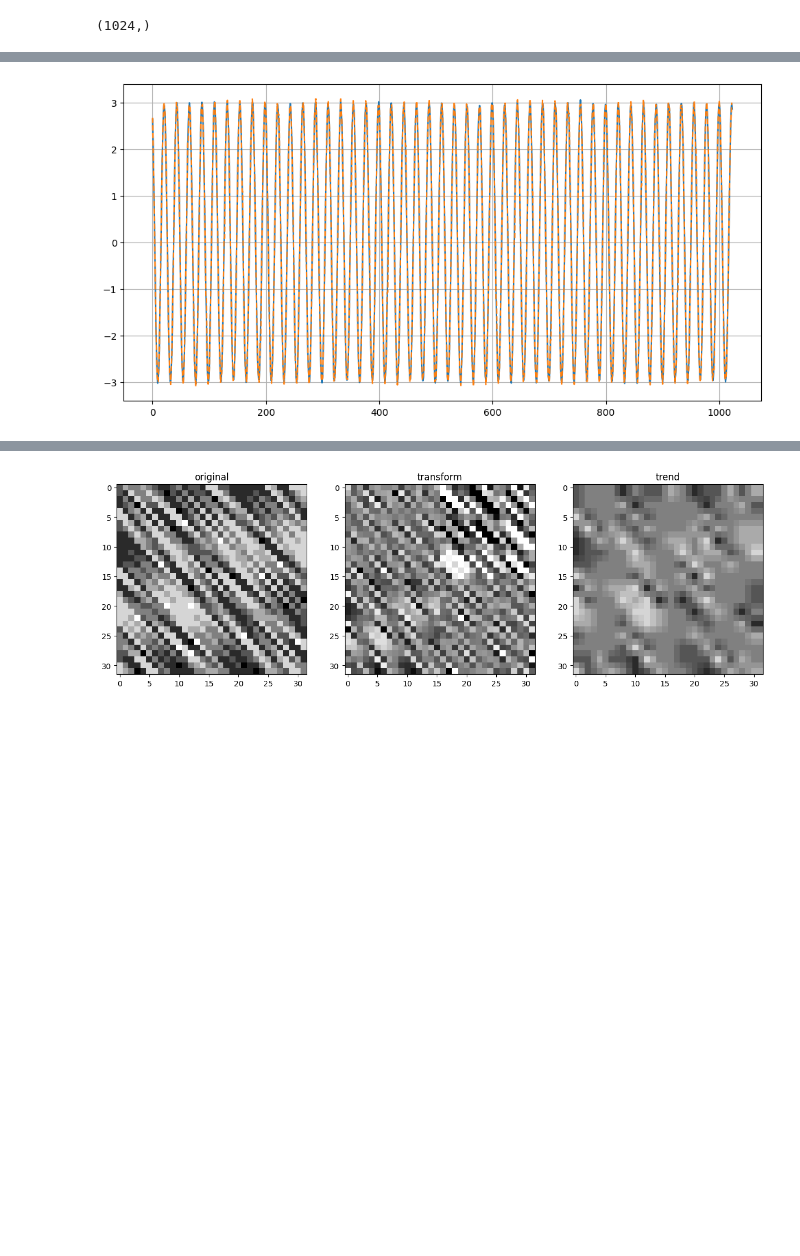
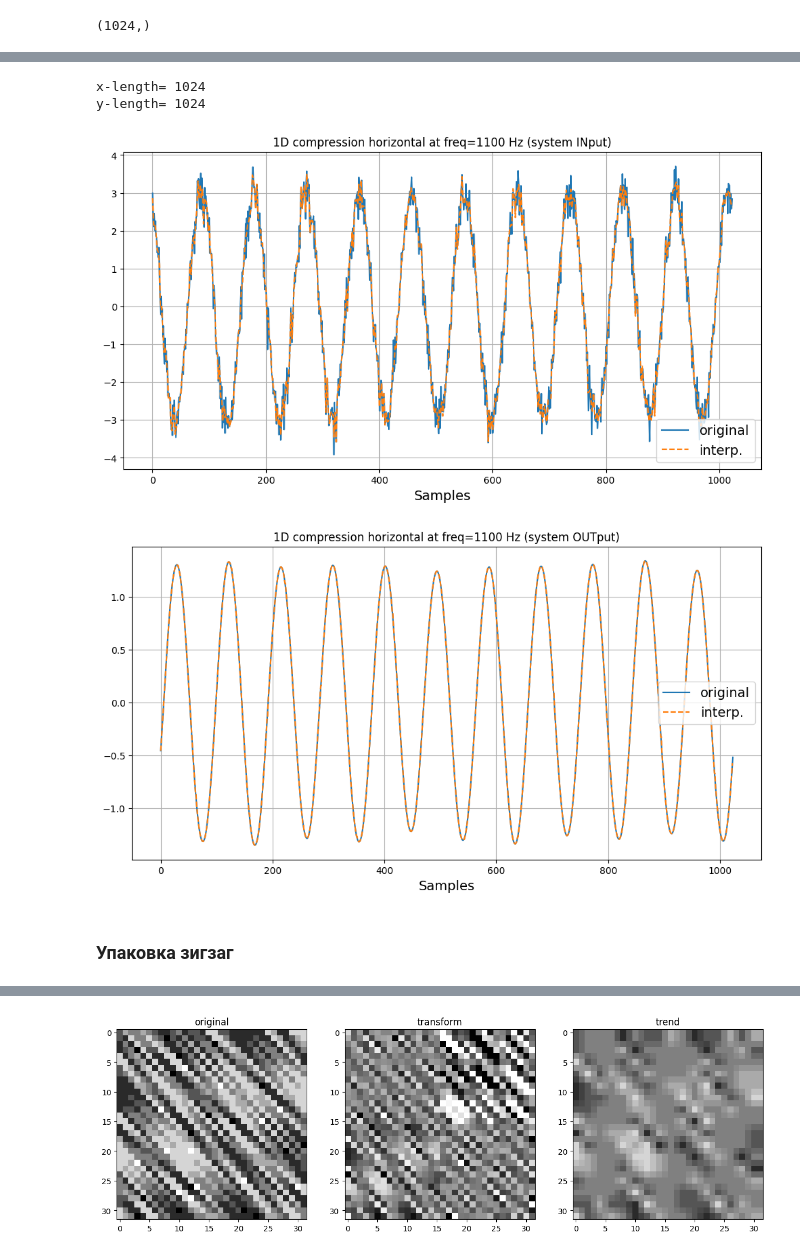
Before and after one commit to romangorbunov91/daub_5_3-int-to-int, a Jupyter notebook: fft_test.ipynb, the cells around one changed output, grey strips where cells are left out. Saved outputs shown, nothing was run; the diff lists cells and outputs as text; code cells hidden in the pictures; blank space fills up the shorter version.

Commit message:
Update fft_test.ipynb
Осталось поправить zigzag-алгоритм.

```diff
--- a/fft_test.ipynb
+++ b/fft_test.ipynb
@@ -96,7 +96,7 @@ print('Количество частот:', N_FREQ)
 # Параметры сигнала.
 Xm = 3
 phi_x = np.pi/6
-NOISE_MAG = 0.01 * Xm
+NOISE_MAG = 0.1 * Xm
 
 # Независимая и зависимая переменные.
 t = np.linspace(0, T_FULL-T_SAMPLE, N_POINT)
@@ -276,7 +296,9 @@ for k in range(N_FREQ):
     y_decinterp[k][::2] = y[k][::2]
     for n in range(1, N_FFT//2):
         x_decinterp[k][2*n-1] = (x_decinterp[k][2*n-2]+x_decinterp[k][2*n])/2
+        y_decinterp[k][2*n-1] = (y_decinterp[k][2*n-2]+y_decinterp[k][2*n])/2
     x_decinterp[k][-1] = x_decinterp[k][-2]
+    y_decinterp[k][-1] = y_decinterp[k][-2]
 # %%
 print('x-length=', len(x_decinterp[N_TEST]))
 print('y-length=', len(y_decinterp[N_TEST]))
@@ -316,18 +348,18 @@ plt.show()
 # %% [markdown]
 ## 1D-компрессия
 # %%
-x_compr = np.empty((N_FREQ,), dtype=object)
-y_compr = np.empty((N_FREQ,), dtype=object)
+x_compr_1D = np.empty((N_FREQ,), dtype=object)
+y_compr_1D = np.empty((N_FREQ,), dtype=object)
 
 for k, xf in enumerate(x):
-    x_coeff = daub_5_3_lift(xf[-N_FFT:], int_flag=False)
+    x_coeff = daub_5_3_lift(xf, int_flag=False)
     x_coeff[-N_FFT//2:] = 0
-    x_compr[k] = idaub_5_3_lift(x_coeff, int_flag=False)
+    x_compr_1D[k] = idaub_5_3_lift(x_coeff, int_flag=False)
 
 for k, yf in enumerate(y):
-    y_coeff = daub_5_3_lift(np.array(yf[-N_FFT:]), int_flag=False)
+    y_coeff = daub_5_3_lift(yf, int_flag=False)
     y_coeff[-N_FFT//2:] = 0
-    y_compr[k] = idaub_5_3_lift(y_coeff, int_flag=False)
+    y_compr_1D[k] = idaub_5_3_lift(y_coeff, int_flag=False)
 
-complex_gain_compr = freq_resp(x_compr, y_compr, N_FREQ)
-gain_abs_arg_compr = [20*np.log10(np.abs(complex_gain_compr)), np.unwrap(np.angle(complex_gain_compr))*180/np.pi]
+complex_gain_compr_1D = freq_resp(x_compr_1D, y_compr_1D)
+gain_abs_arg_compr_1D = [20*np.log10(np.abs(complex_gain_compr_1D)), np.unwrap(np.angle(complex_gain_compr_1D))*180/np.pi]
@@ -362,8 +395,8 @@ N_FIG = 45
 # %%
 x_sq = np.empty((N_FREQ,), dtype=object)
 for k, xf in enumerate(x):
-    x_sq[k] = xf[-N_FFT:].reshape(N_ROW, -1)
+    x_sq[k] = xf.reshape(N_ROW, -1)
 
 y_sq = np.empty((N_FREQ,), dtype=object)
 for k, yf in enumerate(y):
-    y_sq[k] = np.array(yf[-N_FFT:]).reshape(N_ROW, -1)
+    y_sq[k] = yf.reshape(N_ROW, -1)
@@ -411,11 +467,31 @@ plt.show()
 # %%
+print('x-length=', len(x_compr_2D_ravel[N_TEST]))
+print('y-length=', len(y_compr_2D_ravel[N_TEST]))
+
 plt.figure(figsize=user_figsize)
-plt.plot(x[N_FIG][-N_FFT:])
-plt.plot(x_compr_2D[N_FIG], '--')
+plt.plot(x[N_TEST], label='original')
+plt.plot(x_compr_2D_ravel[N_TEST], '--', label='interp.')
+plt.title('1D compression horizontal at freq='+str(int(freq[N_TEST]))+' Hz (system INput)')
+plt.xlabel('Samples', fontsize=user_fontsize)
 plt.grid()
+plt.legend(fontsize=user_fontsize)
 plt.show()
+
+plt.figure(figsize=user_figsize)
+plt.plot(y[N_TEST], label='original')
+plt.plot(y_compr_2D_ravel[N_TEST], '--', label='interp.')
+plt.title('1D compression horizontal at freq='+str(int(freq[N_TEST]))+' Hz (system OUTput)')
+plt.xlabel('Samples', fontsize=user_fontsize)
+plt.grid()
+plt.legend(fontsize=user_fontsize)
+plt.show()
 # %% [output]
+x-length= 1024
+y-length= 1024
-[figure, old version]
+[figure, new version]
+[figure, added]
+# %% [markdown]
+### Упаковка зигзаг
 # %%
 from Functions.scanorder import zigzag_order
 order = zigzag_order(Nrow=N_ROW, Ncol=N_COL, LH_to_RL=False, init_value=0)
```
Also changed, not shown: parts of 23 cells of this notebook.
